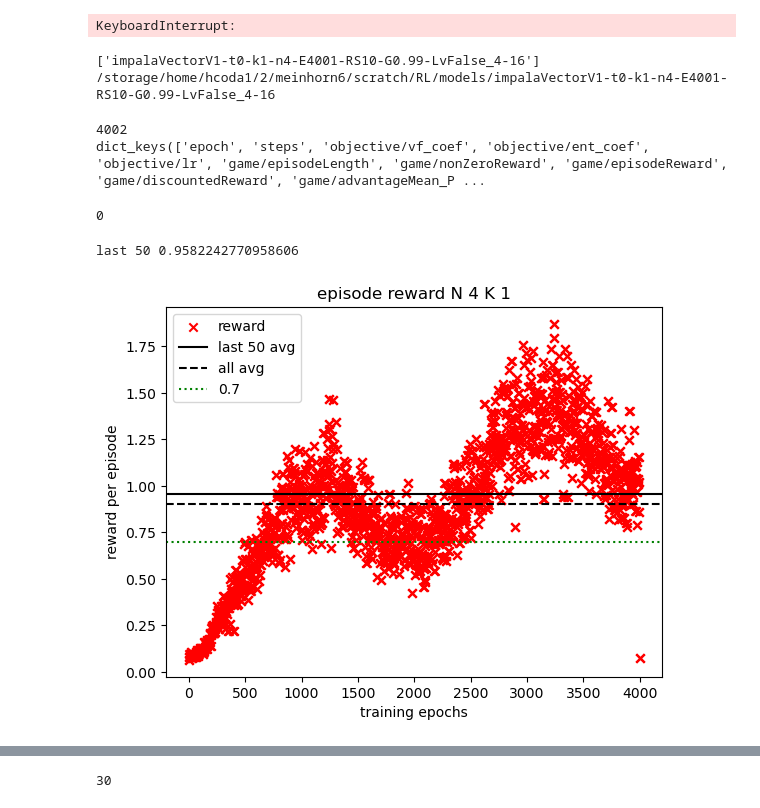
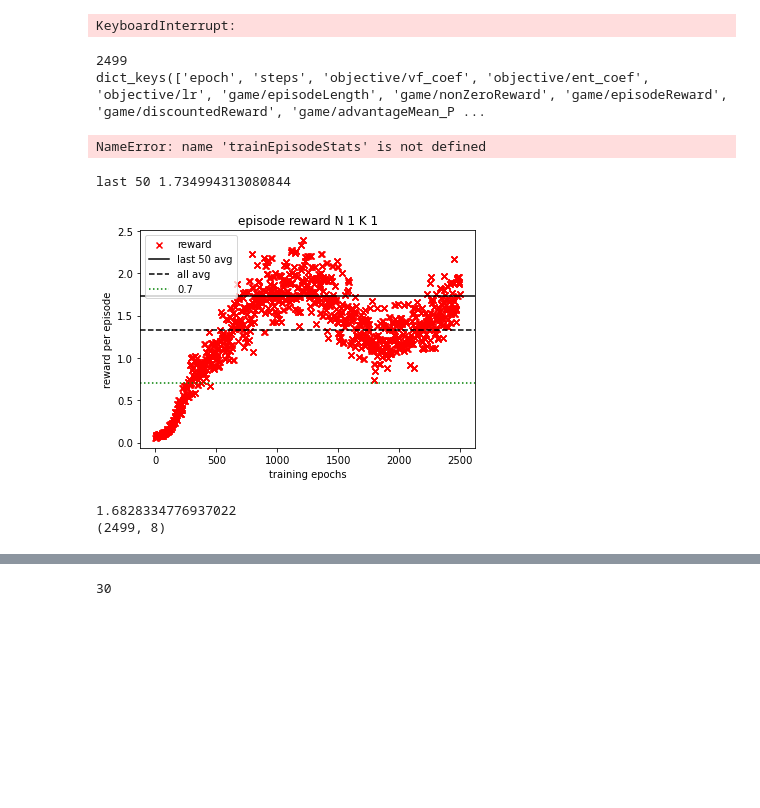
Before and after one commit to MichaelEinhorn/FederatedRL, a Jupyter notebook: procgenVector.ipynb, the cells around one changed output, grey strips where cells are left out. Saved outputs shown, nothing was run; the diff lists cells and outputs as text; code cells hidden in the pictures; blank space fills up the shorter version.

Commit message:
graphs

```diff
--- a/procgenVector.ipynb
+++ b/procgenVector.ipynb
@@ -13,7 +13,8 @@ ppo = None
 env= None
 envKW = {}
 
-modelPath = "/storage/home/hcoda1/2/meinhorn6/scratch/RL/models"
+# modelPath = "/storage/home/hcoda1/2/meinhorn6/scratch/RL/models"
+modelPath = "models/"
 def loadAll(fname, loadEnv=True):
     model.load_state_dict(torch.load(modelPath + fname + "/model.pth"))
     player.load_state_dict(torch.load(modelPath + fname + "/player.pth"))
@@ -190,27 +191,26 @@ import numpy as np
 
 filesC = os.listdir(modelPath)
 modelName = "impalaVectorV1"
-n = 4
+n = 1
 k = 1
 t = 0
-prefix = f"{modelName}-t{t}-k{k}-n{n}"
-filesC = [f for f in filesC if prefix in f]
-filesC = [f for f in filesC if "4-16" in f]
-print(filesC)
+# prefix = f"{modelName}-t{t}-k{k}-n{n}"
+# filesC = [f for f in filesC if prefix in f]
+# filesC = [f for f in filesC if "4-16" in f]
+# print(filesC)
 
-modelname = modelPath + "/" + filesC[0]
-print(modelname)
+# modelname = modelPath + "/" + filesC[0]
+# print(modelname)
 
-all_stats = torch.load(modelname + "/stats.pth")
-trainEpisodeStats = torch.load(modelname + "/trainEpisodeStats.pth")
+# all_stats = torch.load(modelname + "/stats.pth")
+# trainEpisodeStats = torch.load(modelname + "/trainEpisodeStats.pth")
+prefix = "impalaVectorV1-t0-k1-n8-E2498-RS10-G0.99-LvFalse_4-16"
+all_stats = torch.load(modelPath + prefix + "_stats.pth")
-# %% [output]
-['impalaVectorV1-t0-k1-n4-E4001-RS10-G0.99-LvFalse_4-16']
-/storage/home/hcoda1/2/meinhorn6/scratch/RL/models/impalaVectorV1-t0-k1-n4-E4001-RS10-G0.99-LvFalse_4-16
 # %%
 print(len(all_stats))
 print(all_stats[0].keys())
 # %% [output]
-4002
+2499
 dict_keys(['epoch', 'steps', 'objective/vf_coef', 'objective/ent_coef', 'objective/lr', 'game/episodeLength', 'game/nonZeroReward', 'game/episodeReward', 'game/discountedReward', 'game/advantageMean_P ...
 # %%
 print(len(trainEpisodeStats))
@@ -218,25 +218,35 @@ print(len(trainEpisodeStats))
 # step, epoch, j, i, sumRew, sumDiscountRew, zeroRew, episodeLength
 # print(trainEpisodeStats[2000])
 # %% [output]
-0
+NameError: name 'trainEpisodeStats' is not defined
 # %%
 LastE = 50
 plt.scatter([s["epoch"] for s in all_stats], [s["game/episodeReward"][0] for s in all_stats], label="reward", color="red", marker="x")
 # horizontal line of mean of last 100
 print(f"last {LastE}", np.mean([s["game/episodeReward"] for s in all_stats][-LastE:]))
 plt.axhline(np.mean([s["game/episodeReward"] for s in all_stats][-LastE:]), color="black", linestyle="-", label=f"last {LastE} avg")
 # horizontal line of mean of all
 plt.axhline(np.mean([s["game/episodeReward"] for s in all_stats]), color="black", linestyle="--", label="all avg")
 # o.7 line
 plt.axhline(0.7, color="green", linestyle=":", label="0.7")
 plt.xlabel("training epochs")
 plt.ylabel("reward per episode")
 plt.legend()
 plt.title(f"episode reward N {n} K {k}")
 plt.show()
+
+rewArr = np.array([s["game/episodeReward"] for s in all_stats])
+# print(np.mean(rewArr[-100:]))
+for i in range(rewArr.shape[1]):
+    rewArr[:,i] = np.convolve(rewArr[:,i], np.ones(50), 'same') / 50 # moving average
+
+print(rewArr[2450, 0])
+print(rewArr.shape)
 # %% [output]
-last 50 0.9582242770958606
+last 50 1.734994313080844
-[figure, old version]
+[figure, new version]
+1.6828334776937022
+(2499, 8)
 # %%
 # graph all episode lengths and episode rewards over steps
 plt.scatter([s["epoch"] for s in all_stats], [s["game/episodeLength"][0] for s in all_stats], label="length", color="blue", marker="x")
```
Also changed, not shown: parts of 5 cells of this notebook, 2 other files.
